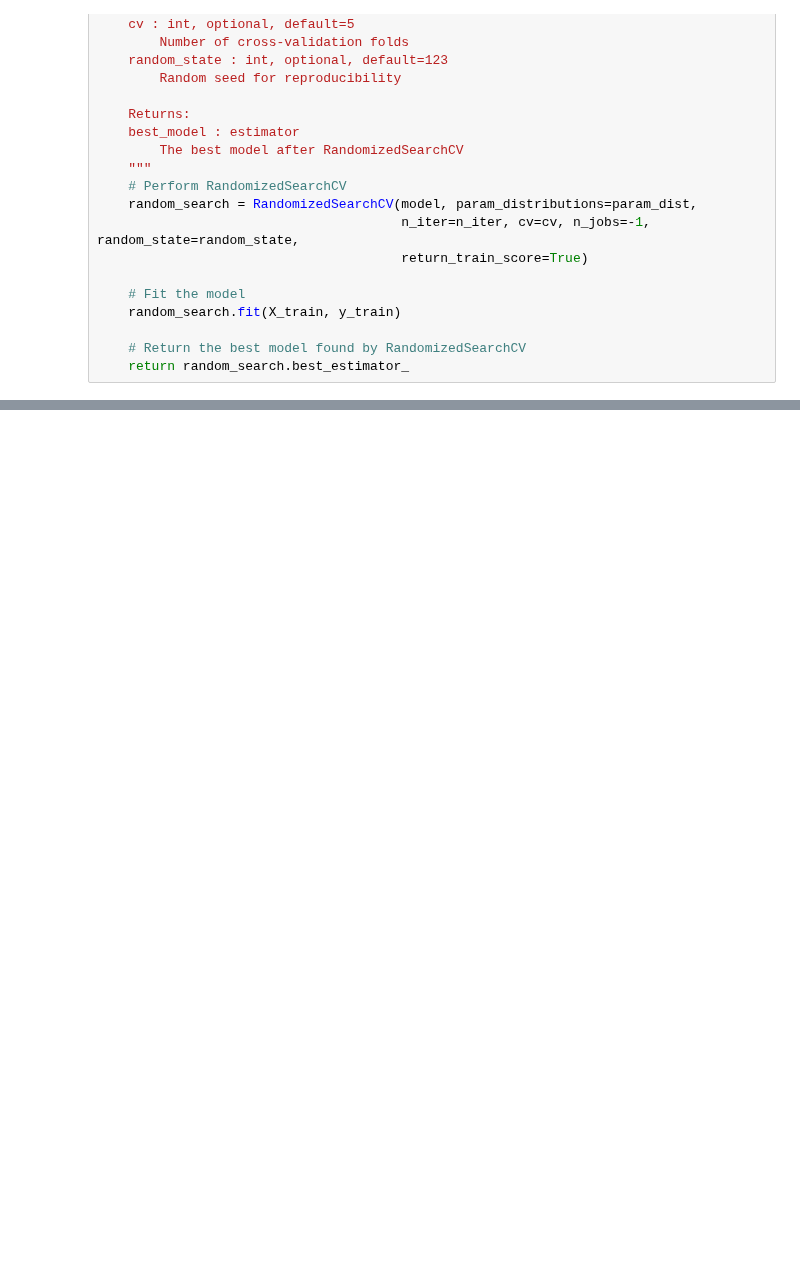
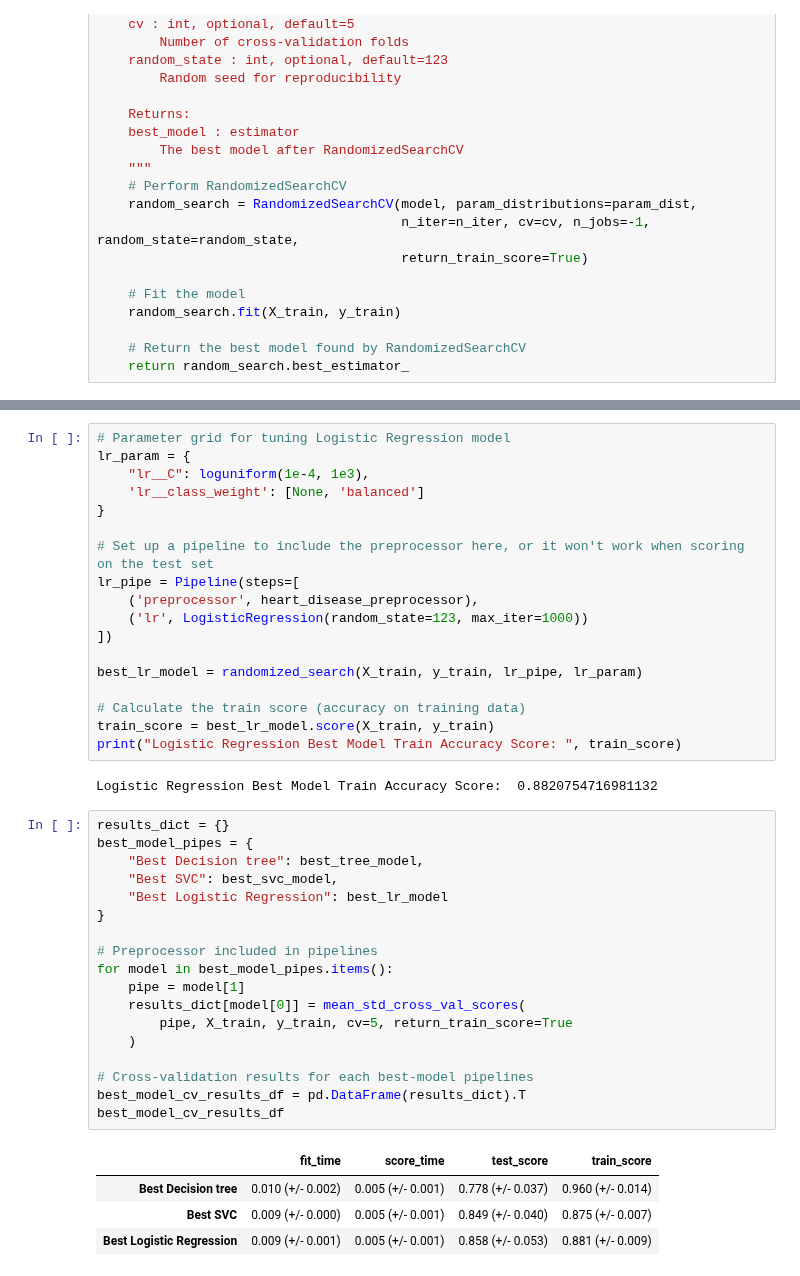
Before and after one commit to UBC-MDS/heart_disease_predictor_py, a Jupyter notebook: src/heart_disease_predictor_report.ipynb, the cells around one changed output, grey strips where cells are left out. Cells and saved outputs as stored; diff of their text form; blank space fills up the shorter version.

```diff
--- a/src/heart_disease_predictor_report.ipynb
+++ b/src/heart_disease_predictor_report.ipynb
@@ -414 +453,44 @@ SVC Best Model Train Accuracy Score:  0.8584905660377359
+# %%
+# Parameter grid for tuning Logistic Regression model
+lr_param = {
+    "lr__C": loguniform(1e-4, 1e3),
+    'lr__class_weight': [None, 'balanced']
+}
+
+# Set up a pipeline to include the preprocessor here, or it won't work when scoring on the test set
+lr_pipe = Pipeline(steps=[
+    ('preprocessor', heart_disease_preprocessor),
+    ('lr', LogisticRegression(random_state=123, max_iter=1000))
+])
+
+best_lr_model = randomized_search(X_train, y_train, lr_pipe, lr_param)
+
+# Calculate the train score (accuracy on training data)
+train_score = best_lr_model.score(X_train, y_train)
+print("Logistic Regression Best Model Train Accuracy Score: ", train_score)
+# %% [output]
+Logistic Regression Best Model Train Accuracy Score:  0.8820754716981132
+# %%
+results_dict = {}
+best_model_pipes = {
+    "Best Decision tree": best_tree_model,
+    "Best SVC": best_svc_model,
+    "Best Logistic Regression": best_lr_model
+}
+
+# Preprocessor included in pipelines
+for model in best_model_pipes.items():
+    pipe = model[1]
+    results_dict[model[0]] = mean_std_cross_val_scores(
+        pipe, X_train, y_train, cv=5, return_train_score=True
+    )
+
+# Cross-validation results for each best-model pipelines
+best_model_cv_results_df = pd.DataFrame(results_dict).T
+best_model_cv_results_df
+# %% [output]
+|  | fit_time | score_time | test_score | train_score |
+| Best Decision tree | 0.010 (+/- 0.002) | 0.005 (+/- 0.001) | 0.778 (+/- 0.037) | 0.960 (+/- 0.014) |
+| Best SVC | 0.009 (+/- 0.000) | 0.005 (+/- 0.001) | 0.849 (+/- 0.040) | 0.875 (+/- 0.007) |
+| Best Logistic Regression | 0.009 (+/- 0.001) | 0.005 (+/- 0.001) | 0.858 (+/- 0.053) | 0.881 (+/- 0.009) |
 # %% [markdown]
```
Also changed, not shown: parts of 19 cells of this notebook, 9 other files.
